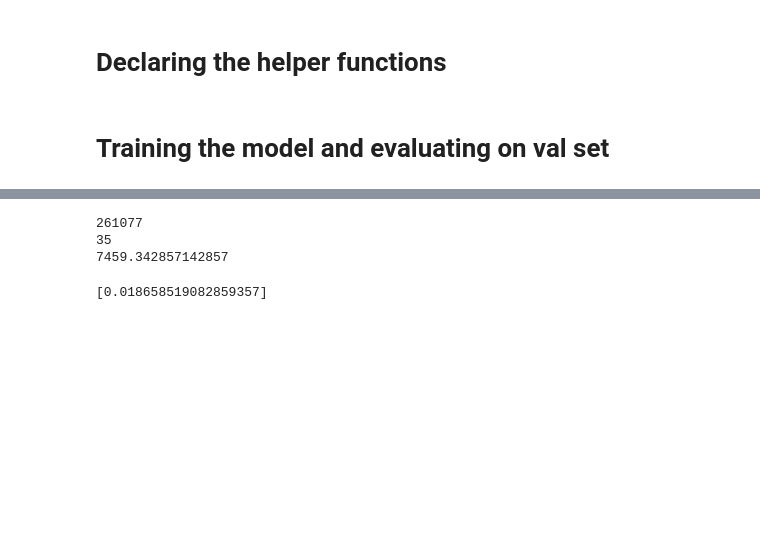
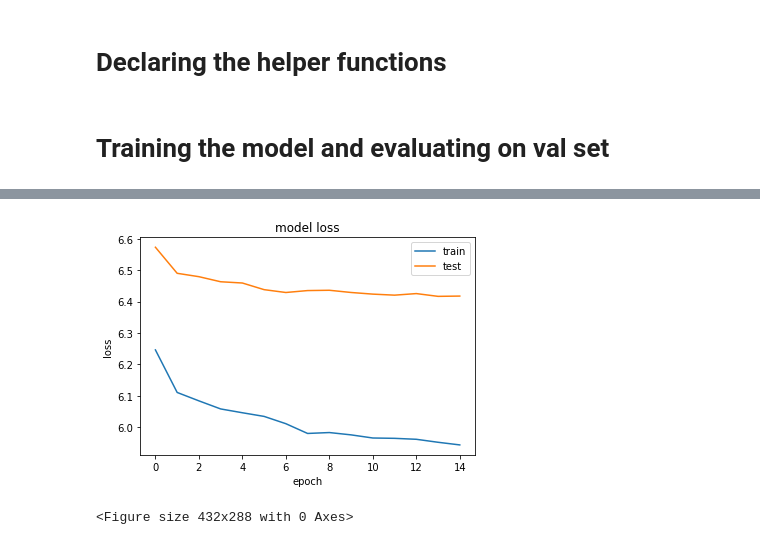
Before and after one commit to jsheng1996/NLPAssignment2, a Jupyter notebook: 2.1 fnn/FNNMain.ipynb, the cells around one changed output, grey strips where cells are left out. Saved outputs shown, nothing was run; the diff lists cells and outputs as text; code cells hidden in the pictures; blank space fills up the shorter version.

Commit message:
finish all of question 1, updated the notebook for FNN

```diff
--- a/2.1 fnn/FNNMain.ipynb
+++ b/2.1 fnn/FNNMain.ipynb
@@ -265,19 +283,28 @@ model = FNNModel(ntokens, args.emsize, args.context_size, args.nhid).to(device)
 optimizer = optim.Adam(model.parameters(), lr = 2e-3)
 
 #define epochs
-epochs = 1
+epochs = 15
 
 
 # ------------------------- TRAIN & SAVE MODEL ------------------------
 best_acc = 0
 best_per= 9999999999999999
 best_model_path = None
+#training set results
 loss_values=[]
 ppl_values=[]
+acc_values=[]
+
+#val set results
+val_loss = []
+val_ppl=[]
+val_acc=[]
+
 for epoch in range(epochs):
     st = time.time()
     running_loss = 0.0
     running_ppl =0.0
+    running_acc=0.0
     print("\n--- Training model Epoch: {} ---".format(epoch+1))
     for it, data_tensor in enumerate(range(0, train_data.size(0) - 1, args.bptt)):
         # context_tensor = data_tensor[:,0:2]
@@ -305,19 +332,29 @@ for epoch in range(epochs):
         #getting thw total running loss and running perplexity
         running_loss = running_loss + loss.item()
         running_ppl = running_ppl + math.exp(loss.item())
+        running_acc = running_acc+ acc
 
 
         if it % 10000 == 0:
             print("Training Iteration {} of epoch {} complete. Loss: {}; Acc:{}; Time taken (s): {}| ppl {:8.2f}".format(it, epoch, loss.item(), acc, (time.time()-st),  math.exp(loss.item())))
             st = time.time()
 
+    #Getting the total loss, perplexity and accuracy
     total_runs = math.floor((train_data.size(0) - 1)/(args.bptt))
     loss_values.append(running_loss / total_runs)
     ppl_values.append(running_ppl / total_runs)
+    acc_values.append(running_acc/ total_runs)
+
+    #Evaluating the model on validation data set
     print("\n--- Evaluating model on dev data ---")
     dev_acc, dev_loss = evaluate(model, loss_function, val_data)
     dev_per = math.exp(dev_loss)
     print("Epoch {} complete! Development Accuracy: {}; Development Loss: {};  Development ppl: {}".format(epoch, dev_acc, dev_loss, dev_per))
+    val_acc.append(dev_acc)
+    val_loss.append(dev_loss)
+    val_ppl.append(dev_per)
+
+    # saving the model with lowest perplexity
     if dev_per < best_per:
         print("Best validation perplexity improved from {} to {}, saving model...".format(best_per, dev_per))
         best_per = dev_per
@@ -351,13 +388,17 @@ Best validation perplexity improved from 9999999999999999 to 976.5082923061252,
-# %%
-print(train_data.size(0) - 1)
-print(args.bptt)
-testa = (train_data.size(0) - 1)/(args.bptt)
-print(testa)
-# %% [output]
-261077
-35
-7459.342857142857
-# %%
-print(loss_values)
-# %% [output]
-[0.018658519082859357]
+# %%
+plt.plot(loss_values)
+plt.plot(val_loss)
+plt.title('model loss')
+plt.ylabel('loss')
+plt.xlabel('epoch')
+plt.legend(['train', 'test'], loc='upper right')
+plt.show()
+
+# plt.plot(loss_values)
+# plt.xlabel('Epochs')
+# plt.ylabel('Loss')
+# plt.title('Train loss graph')
+plt.savefig('/content/drive/MyDrive/Colab_Notebooks/NLP_assignment2/results/loss.png')
+# %% [output]
+[figure, added]
+<Figure size 432x288 with 0 Axes>
```
Also changed, not shown: parts of 15 cells of this notebook, 2 other files.
